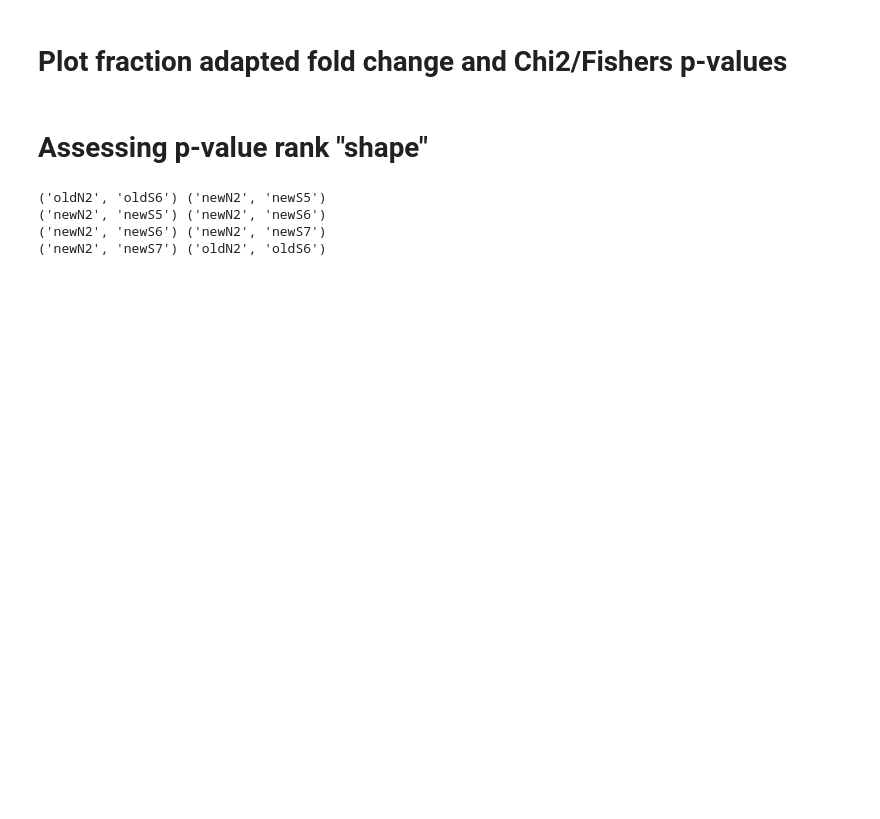
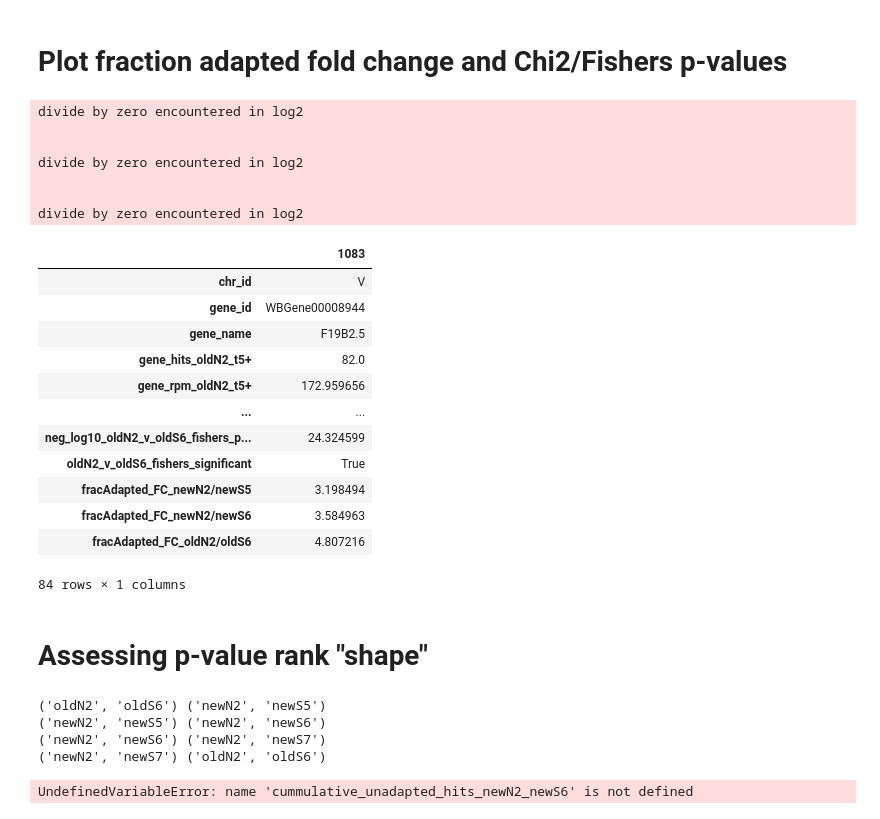
Before and after one commit to MViscardi-UCSC/nanoporePipelineScripts, a Jupyter notebook: fourLibrary5TERA/chi2_fishers_testing.ipynb, the cells around one changed output. Saved outputs shown, nothing was run; the diff lists cells and outputs as text; code cells hidden in the pictures; blank space fills up the shorter version.

```diff
--- a/fourLibrary5TERA/chi2_fishers_testing.ipynb
+++ b/fourLibrary5TERA/chi2_fishers_testing.ipynb
@@ -309,28 +465,30 @@ for libs_to_plot in libs_combos_to_plot:
 # %%
 from plotly.subplots import make_subplots
 
-stat_test = "chi2"  # "fishers" or "chi2"
+stat_test = "fishers"  # "fishers" or "chi2"
 
 plot_df = filter_df.copy(deep=True)
 for first_lib, second_lib in [("newN2", "newS5"),
                               ("newN2", "newS6"),
-                              ("newN2", "newS7"),
-                              ("oldN2", "oldS6")]:
+                              # ("newN2", "newS7"),
+                              ("oldN2", "oldS6"),
+                              ]:
     plot_df[f"fracAdapted_FC_{first_lib}/{second_lib}"] = np.log2(plot_df[f"fraction_adapted_{first_lib}"] / plot_df[f"fraction_adapted_{second_lib}"])
 plot_df = plot_df.reset_index()
 plot_df = plot_df[plot_df.chr_id != 'MtDNA']
 plot_df = plot_df.replace({-np.inf: -6, np.inf: 6})
 
 
-fig = make_subplots(rows=1, cols=4,
-                    shared_yaxes=True,
+fig = make_subplots(rows=1, cols=3,
+                    shared_yaxes=False,
                     shared_xaxes=True,
                     vertical_spacing=0.02,
                     horizontal_spacing=0.02,
                     subplot_titles=["Old N2 vs. smg-6",
                                     "New N2 vs. smg-5",
                                     "New N2 vs. smg-6",
-                                    "New N2 vs. smg-7"])
+                                    # "New N2 vs. smg-7",
+                                    ])
 
 fig.add_trace(go.Scatter(
     x=plot_df["fracAdapted_FC_oldN2/oldS6"],
@@ -365,7 +523,10 @@ fig.add_annotation(text=f"<b>genes w/ > 100 {filter_col_target} {filter_with_rpm
                   align="center",
                   row=1, col=1)
 
-for i, smg in enumerate([5, 6, 7]):
+for i, smg in enumerate([5,
+                         6,
+                         # 7,
+                         ]):
     fig.add_trace(go.Scatter(
         x=plot_df[f"fracAdapted_FC_newN2/newS{smg}"],
         y=plot_df[f"neg_log10_newN2_v_newS{smg}_{stat_test}_p_value"],
@@ -385,33 +546,54 @@ for i, smg in enumerate([5, 6, 7]):
                        x=0,
                        yanchor="bottom",
                        showarrow=False,
                        align="left",
                        row=1, col=i+2)
     fig.add_annotation(text=f"<b>genes w/ > 100 {filter_col_target} {filter_with_rpm_or_hits} = {num_passed_genes}",
                    yref="y domain",
                    y=0,
                    xref="x domain",
                    x=0.5,
                    yanchor="bottom",
                    showarrow=False,
                    align="center",
                    row=1, col=i+2)
 
 
 
 fig.update_layout(template="plotly_white",
                   title=f"<b>FC Frac. Adapted vs. {stat_test.title()} Test P-Values</b>"
                         f"<br>Cumulative {filter_col_target} {filter_with_rpm_or_hits} for Cutoff = {cumulative_min_read_cutoff}")
 
 fig.update_xaxes(tickvals=["-6", "-4", "-2", "0", "2", "4", "6"],
                  ticktext=["-INF", "-4", "-2", "0", "2", "4", "INF"])
 
 fig.update_yaxes(title_text=f"-log<sub>10</sub> {stat_test.title()} Test P-Value",
                  row=1, col=1)
 fig.update_xaxes(title_text="Fold Change Fraction Adapted<br>N2 vs. smg")
 fig.write_html(f"./output_files/{npCommon.get_dt()}_{stat_test}Pvalues-v-FCfractionAdapted.scatters.html")
 fig.show()
 plot_df.query("gene_name == 'F19B2.5'").T
+# %% [output]
+divide by zero encountered in log2
+
+
+divide by zero encountered in log2
+
+
+divide by zero encountered in log2
+|  | 1083 |
+| chr_id | V |
+| gene_id | WBGene00008944 |
+| gene_name | F19B2.5 |
+| gene_hits_oldN2_t5+ | 82.0 |
+| gene_rpm_oldN2_t5+ | 172.959656 |
+| ... | ... |
+| neg_log10_oldN2_v_oldS6_fishers_p... | 24.324599 |
+| oldN2_v_oldS6_fishers_significant | True |
+| fracAdapted_FC_newN2/newS5 | 3.198494 |
+| fracAdapted_FC_newN2/newS6 | 3.584963 |
+| fracAdapted_FC_oldN2/oldS6 | 4.807216 |
+84 rows × 1 columns
 # %% [markdown]
 # Assessing p-value rank "shape"
 # %%
@@ -512,3 +694,4 @@ fig.show()
 ('newN2', 'newS5') ('newN2', 'newS6')
 ('newN2', 'newS6') ('newN2', 'newS7')
 ('newN2', 'newS7') ('oldN2', 'oldS6')
+UndefinedVariableError: name 'cummulative_unadapted_hits_newN2_newS6' is not defined
```
Also changed, not shown: parts of 9 cells of this notebook, 19 other files.
